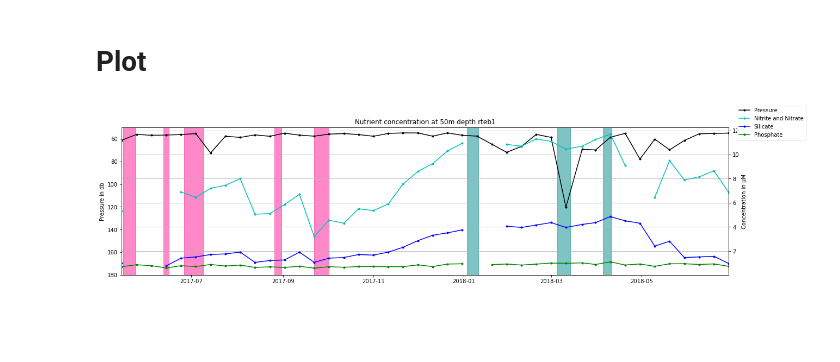
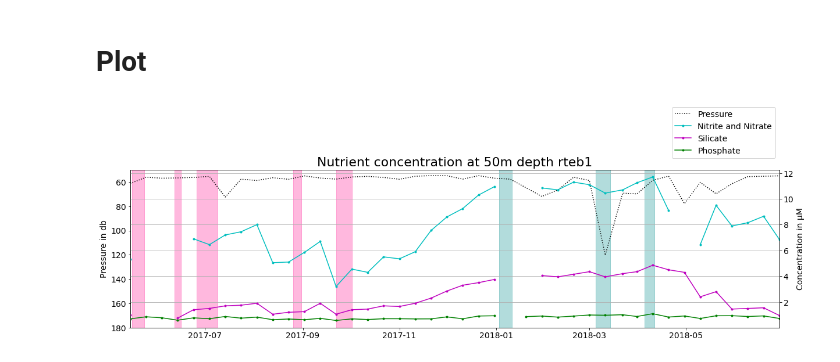
Before and after one commit to Marie-Louise-Korte/Rockall_Trough_MHW, a Jupyter notebook: X_Nutrient_Data.ipynb, the cells around one changed output. Saved outputs shown, nothing was run; the diff lists cells and outputs as text; code cells hidden in the pictures; blank space fills up the shorter version.

```diff
--- a/X_Nutrient_Data.ipynb
+++ b/X_Nutrient_Data.ipynb
@@ -109,7 +109,7 @@ def OV_stacked_ax_events(dict, n, ax):
         t1 = np.where(t==mhws['time_start'][ev0])[0][0]
         t2 = np.where(t==mhws['time_end'][ev0])[0][0]
 
-        ax.axvspan(xmin=dates[t1], xmax=dates[t2],color='deeppink', alpha=0.5)
+        ax.axvspan(xmin=dates[t1], xmax=dates[t2],color='deeppink', alpha=0.3)
 
 
     # same for cold spells
@@ -117,7 +117,7 @@ def OV_stacked_ax_events(dict, n, ax):
         tc1 = np.where(t==mcss['time_start'][ec0])[0][0]
         tc2 = np.where(t==mcss['time_end'][ec0])[0][0]
 
-        ax.axvspan(xmin=dates[tc1], xmax=dates[tc2],color='darkcyan', alpha=0.5)
+        ax.axvspan(xmin=dates[tc1], xmax=dates[tc2],color='darkcyan', alpha=0.3)
 
     ;
 # %% [markdown]
@@ -233,27 +233,29 @@ EAST = DICT_func(ds1D.TG_EAST_C, depth_EB)
 # %%
 fig, ax = plt.subplots(1,1, figsize=(20,5))
 ax2 = ax.twinx()
 
-ax.plot(ds_Nutr.time, ds_Nutr.pres, 'k.-', label = 'Pressure');
+ax.plot(ds_Nutr.time, ds_Nutr.pres, 'k:', label = 'Pressure');
 ax.set_ylim(180,50)
 ax.set_ylabel('Pressure in db');
 
 OV_stacked_ax_events(EAST, 50, ax)
 ax.set_xlim(ds_Nutr.time[0],ds_Nutr.time[-1])
 
 ax2.plot(ds_Nutr.time, ds_Nutr.NitriteNitrate, 'c.-', label = 'Nitrite and Nitrate')
-ax2.plot(ds_Nutr.time, ds_Nutr.Silicate, 'b.-', label = 'Silicate')
+ax2.plot(ds_Nutr.time, ds_Nutr.Silicate, 'm.-', label = 'Silicate')
 ax2.plot(ds_Nutr.time, ds_Nutr.Phosphate, 'g.-', label = 'Phosphate')
 ax2.grid()
 ax2.set_ylabel('Concentration in µM');#
 ax2.set_xlabel('');
 ax2.set_title('Nutrient concentration at 50m depth rteb1');
 
+plt.rc('font', size=14) #controls default text size
+plt.rc('axes', titlesize=22) #fontsize of the title
 
-
-fig.legend();
+fig.legend(bbox_to_anchor=(0.9, 1.2))
+#fig.legend();
 #fig.tight_layout()
 
-fig.savefig('figures/Nutrients_and_Pressure', dpi = 300)
+fig.savefig('figures/Nutrients_and_Pressure', dpi = 300,  bbox_inches='tight')
 # %% [output]
-[figure, old version]
+[figure, new version]
```
Also changed, not shown: parts of 1 cell of this notebook, 1 other file.
